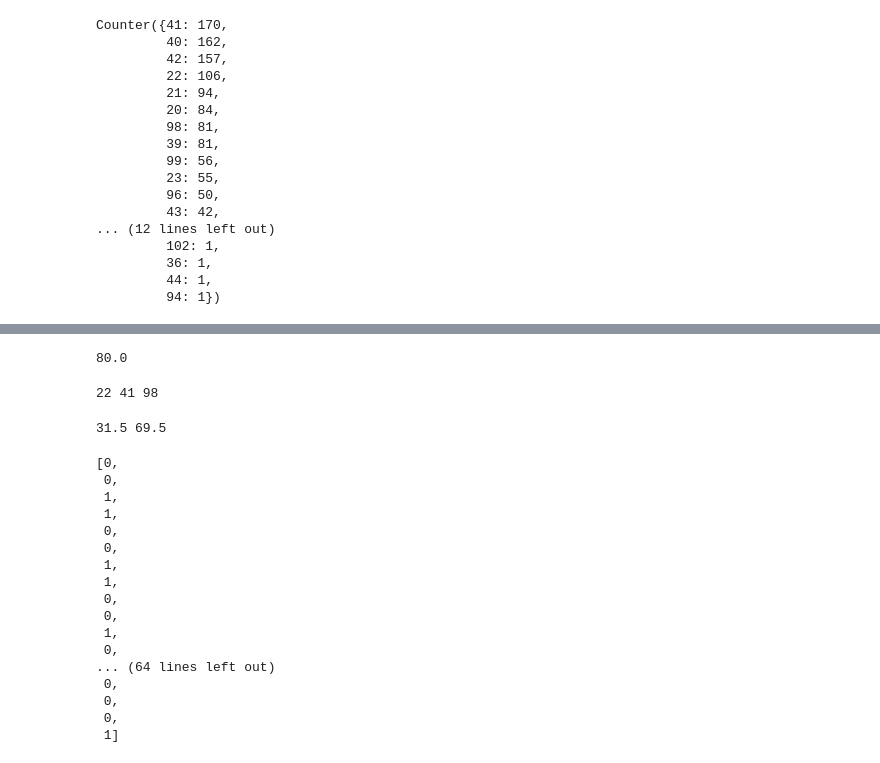
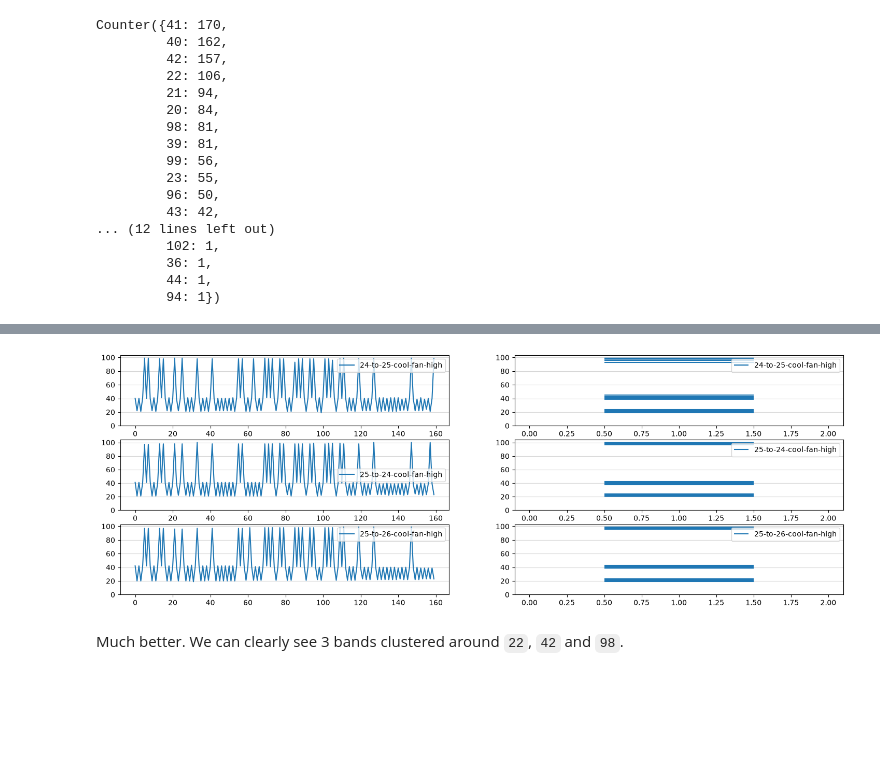
Before and after one commit to Shresht7/esphome-voltas-ac-climate-ir, a Jupyter notebook: protocol/notebook.ipynb, the cells around one changed output, grey strips where cells are left out. Cells and saved outputs as stored; diff of their text form; code cells hidden in the pictures; blank space fills up the shorter version.

```diff
--- a/protocol/notebook.ipynb
+++ b/protocol/notebook.ipynb
@@ -264,15 +220,0 @@ plt.barh(x, y)
-# %%
-len(pronto_codes[0]['hex'])/2
-# %% [output]
-80.0
-# %%
-low, mid, high = sorted(regrouped_dec_counts.keys())
-print(low, mid, high)
-# %% [output]
-22 41 98
-# %%
-midpoint_low = (low + mid)/2
-midpoint_high = (mid + high)/2
-print(midpoint_low, midpoint_high)
-# %% [output]
-31.5 69.5
@@ -288,20 +221,21 @@ for code in pronto_codes:
-# %%
-pronto_codes[0]['bits']
-# %% [output]
-[0,
- 0,
- 1,
- 1,
- 0,
- 0,
- 1,
- 1,
- 0,
- 0,
- 1,
- 0,
-... (64 lines left out)
- 0,
- 0,
- 0,
- 1]
+# %%
+idx_selection = [0, 1, 2]
+
+fig, axes = plt.subplots(len(idx_selection), 2, figsize=(18, 6))
+
+for idx in idx_selection:
+    decimal_values = pronto_codes[idx]['dec']
+    axes[idx][0].plot(decimal_values, label=pronto_codes[idx]['label'])
+    axes[idx][1].eventplot(decimal_values, orientation='vertical', label=pronto_codes[idx]['label'])
+    axes[idx][0].legend()
+    axes[idx][1].legend()
+    axes[idx][0].set_yticks(range(0, 120, 20))
+    axes[idx][1].set_yticks(range(0, 120, 20))
+    axes[idx][0].grid(axis='y', alpha=0.5)
+    axes[idx][1].grid(axis='y', alpha=0.5)
+
+fig.show()
+# %% [output]
+[figure, added]
+# %% [markdown]
+Much better. We can clearly see 3 bands clustered around `22`, `42` and `98`.
```
Also changed, not shown: parts of 24 cells of this notebook.
